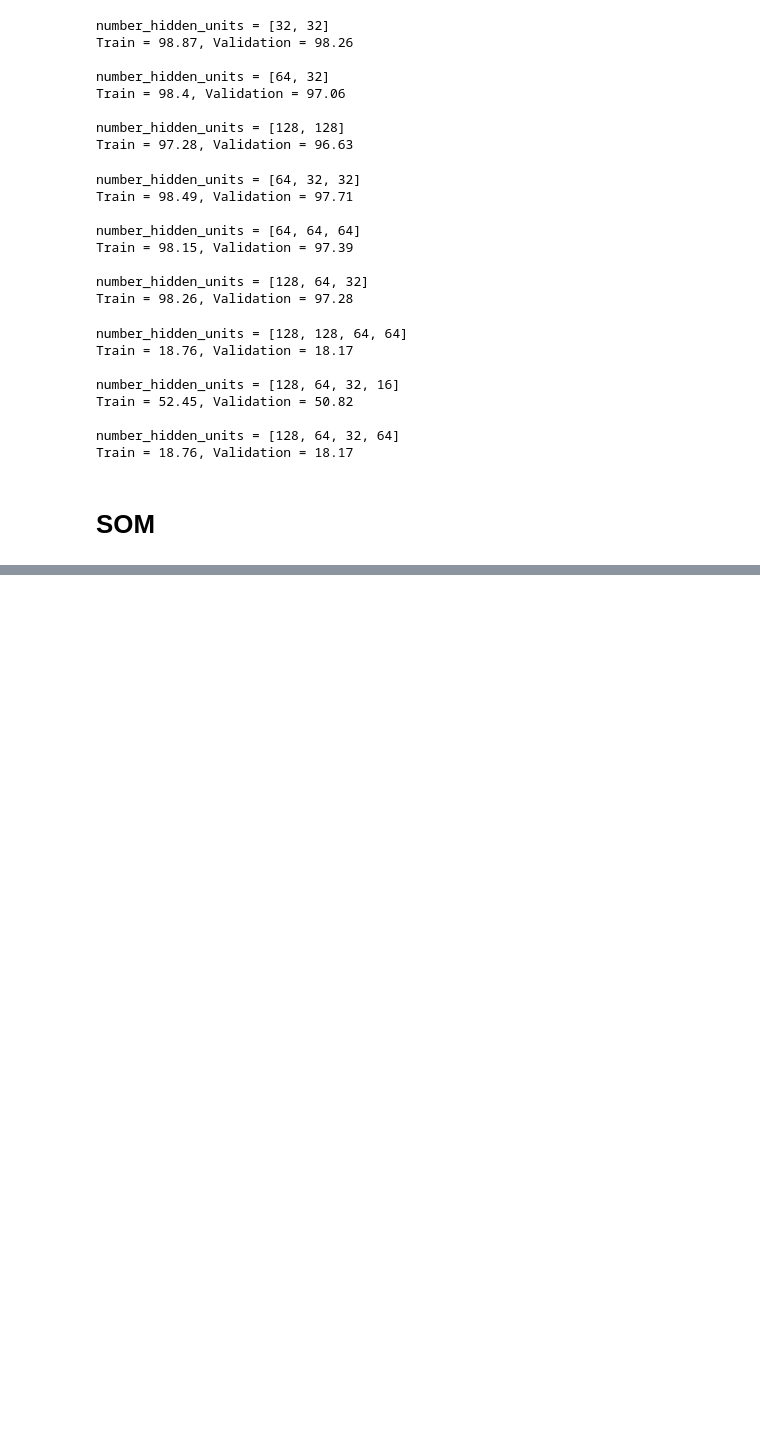
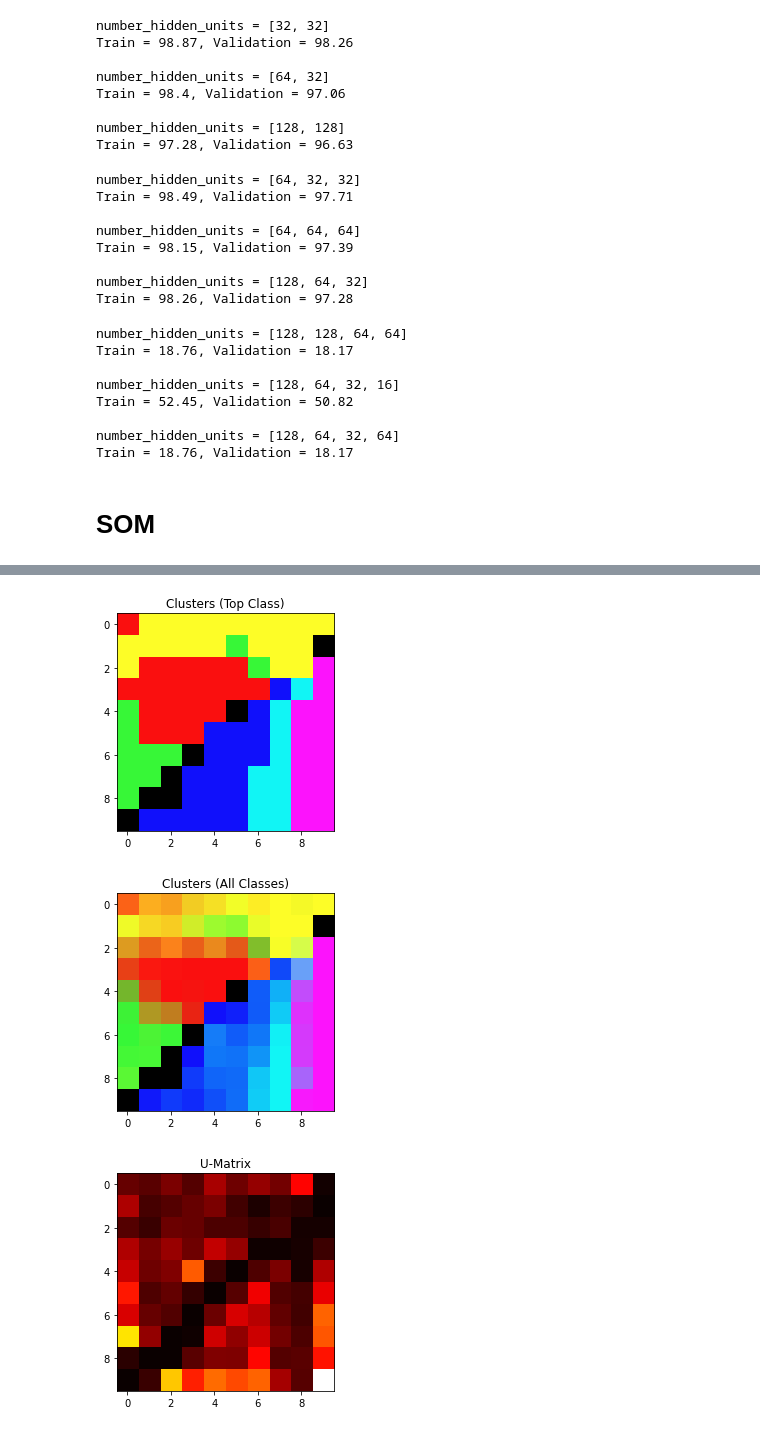
Before and after one commit to AUT-Student/NN-HW3, a Jupyter notebook: NN_HW3.ipynb, the cells around one changed output, grey strips where cells are left out. Saved outputs shown, nothing was run; the diff lists cells and outputs as text; code cells hidden in the pictures; blank space fills up the shorter version.

```diff
--- a/NN_HW3.ipynb
+++ b/NN_HW3.ipynb
@@ -372,3 +444,7 @@ epoch = 3
 # %%
-som.visualize(X_train.to_numpy(), y_train.to_numpy())
+som.plot_map(X_train.to_numpy(), y_train.to_numpy())
+# %% [output]
+[figure, added]
+[figure, added]
+[figure, added]
 # %%
```
Also changed, not shown: parts of 4 cells of this notebook.
